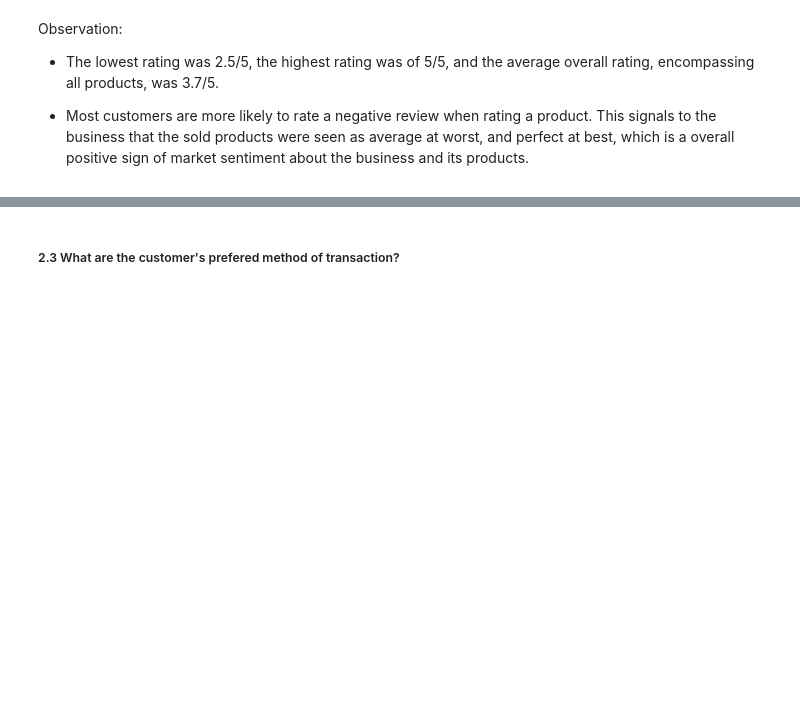
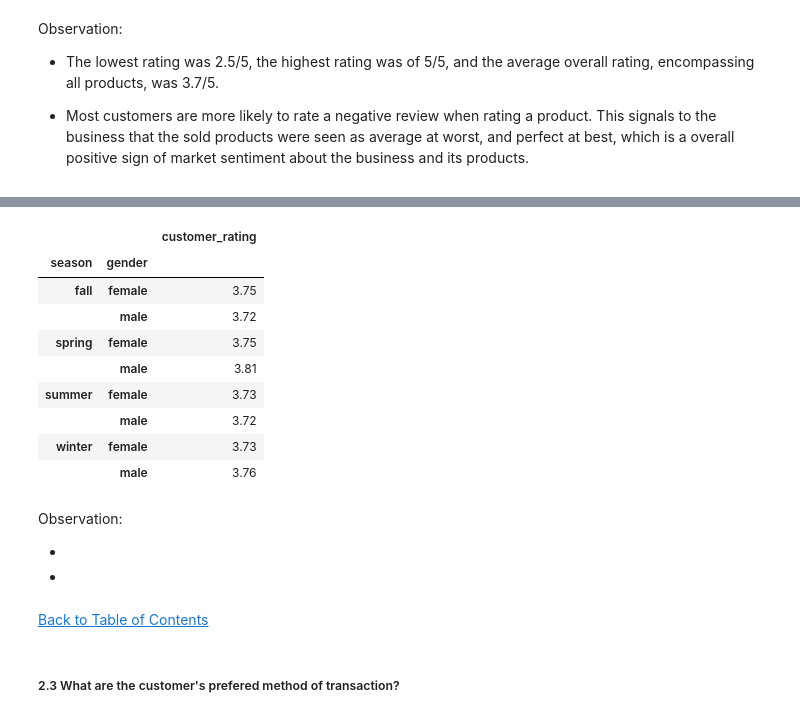
Before and after one commit to jasondo-da/shopping_behavior_analysis, a Jupyter notebook: shopping_behavior_analysis.ipynb, the cells around one changed output, grey strips where cells are left out. Drawn from its saved outputs; the diff is of its cells as text; code cells hidden in the pictures; blank space fills up the shorter version.

```diff
--- a/shopping_behavior_analysis.ipynb
+++ b/shopping_behavior_analysis.ipynb
@@ -676,3 +693,24 @@ Observation:
+# %%
+df.groupby(['season', 'gender']).agg({'customer_rating': 'mean'}).round(2)
+# %% [output]
+|  |  | customer_rating |
+| season | gender |  |
+| fall | female | 3.75 |
+|  | male | 3.72 |
+| spring | female | 3.75 |
+|  | male | 3.81 |
+| summer | female | 3.73 |
+|  | male | 3.72 |
+| winter | female | 3.73 |
+|  | male | 3.76 |
+# %% [markdown]
+Observation:
+
+-
+
+-
+# %% [markdown]
+[Back to Table of Contents](#back)
 # %% [markdown]
 ##### 2.3 What are the customer's prefered method of transaction?
 # %%
```
Also changed, not shown: parts of 5 cells of this notebook.
